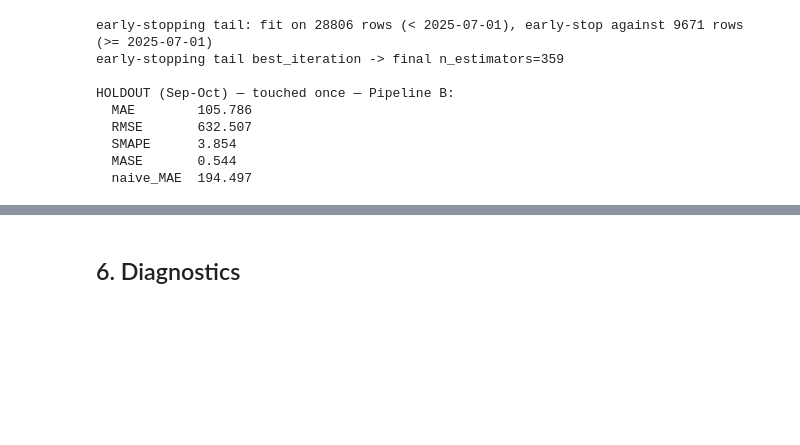
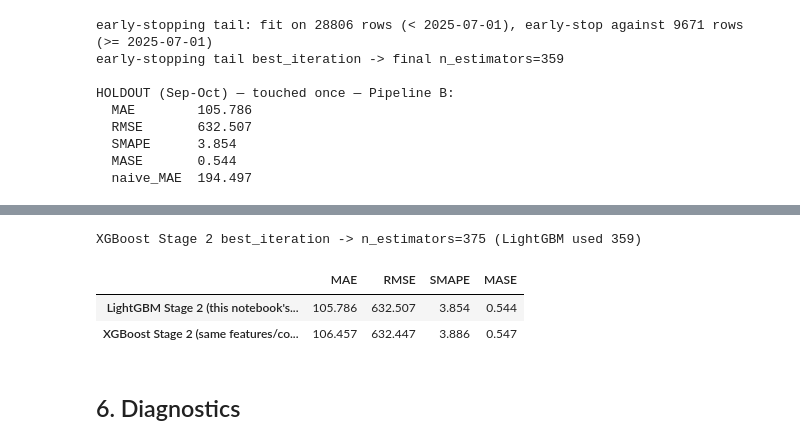
Before and after one commit to king17pvp/freight-rate-ml-assessment, a Jupyter notebook: notebooks/pipeline_b.ipynb, the cells around one changed output, grey strips where cells are left out. Drawn from its saved outputs; the diff is of its cells as text; code cells hidden in the pictures; blank space fills up the shorter version.

```diff
--- a/notebooks/pipeline_b.ipynb
+++ b/notebooks/pipeline_b.ipynb
@@ -521,3 +565,44 @@ HOLDOUT (Sep-Oct) — touched once — Pipeline B:
+# %%
+xgb_stage2_params = dict(
+    n_estimators=3000,
+    learning_rate=0.02,
+    max_depth=3,
+    subsample=0.8,
+    colsample_bytree=0.8,
+    tree_method="hist",
+    enable_categorical=True,
+    eval_metric="rmse",
+    random_state=RANDOM_STATE,
+)
+XGB_EARLY_STOPPING_ROUNDS = 300
+
+xgb_es_params_b = dict(xgb_stage2_params, early_stopping_rounds=XGB_EARLY_STOPPING_ROUNDS)
+xgb_es_model_b = xgb.XGBRegressor(**xgb_es_params_b)
+xgb_es_model_b.fit(X_es_fit, y_es_fit, eval_set=[(X_es_val, y_es_val)], verbose=False)
+xgb_final_n_estimators_b = xgb_es_model_b.best_iteration + 1
+
+xgb_final_params_b = dict(xgb_stage2_params, n_estimators=xgb_final_n_estimators_b)
+xgb_final_model_b = xgb.XGBRegressor(**xgb_final_params_b)
+xgb_final_model_b.fit(X_pool, y_pool)
+
+xgb_offset_pred_holdout = xgb_final_model_b.predict(X_holdout)
+xgb_holdout_pred_b = combine_predictions(xgb_offset_pred_holdout, holdout_level_forecast, holdout["distance"].to_numpy())
+xgb_holdout_score_b = score(holdout["posted_rate"].to_numpy(), xgb_holdout_pred_b, naive_pred_holdout)
+
+lib_compare_b = pd.DataFrame(
+    {
+        "LightGBM Stage 2 (this notebook's §5 model)": holdout_score_b,
+        "XGBoost Stage 2 (same features/config, same ETS Stage 1)": xgb_holdout_score_b,
+    }
+).T[["MAE", "RMSE", "SMAPE", "MASE"]]
+print(f"XGBoost Stage 2 best_iteration -> n_estimators={xgb_final_n_estimators_b} "
+      f"(LightGBM used {final_n_estimators_b})")
+display(lib_compare_b.round(3))
+# %% [output]
+XGBoost Stage 2 best_iteration -> n_estimators=375 (LightGBM used 359)
+|  | MAE | RMSE | SMAPE | MASE |
+| LightGBM Stage 2 (this notebook's... | 105.786 | 632.507 | 3.854 | 0.544 |
+| XGBoost Stage 2 (same features/co... | 106.457 | 632.447 | 3.886 | 0.547 |
 # %% [markdown]
 ## 6. Diagnostics
 # %%
```
Also changed, not shown: parts of 9 cells of this notebook, 4 other files.
